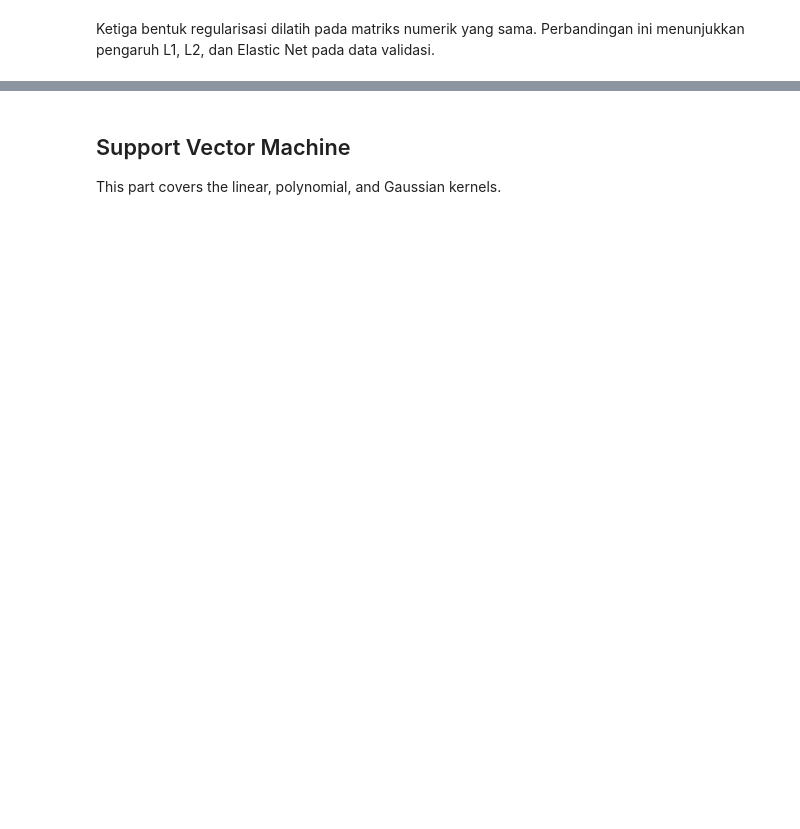
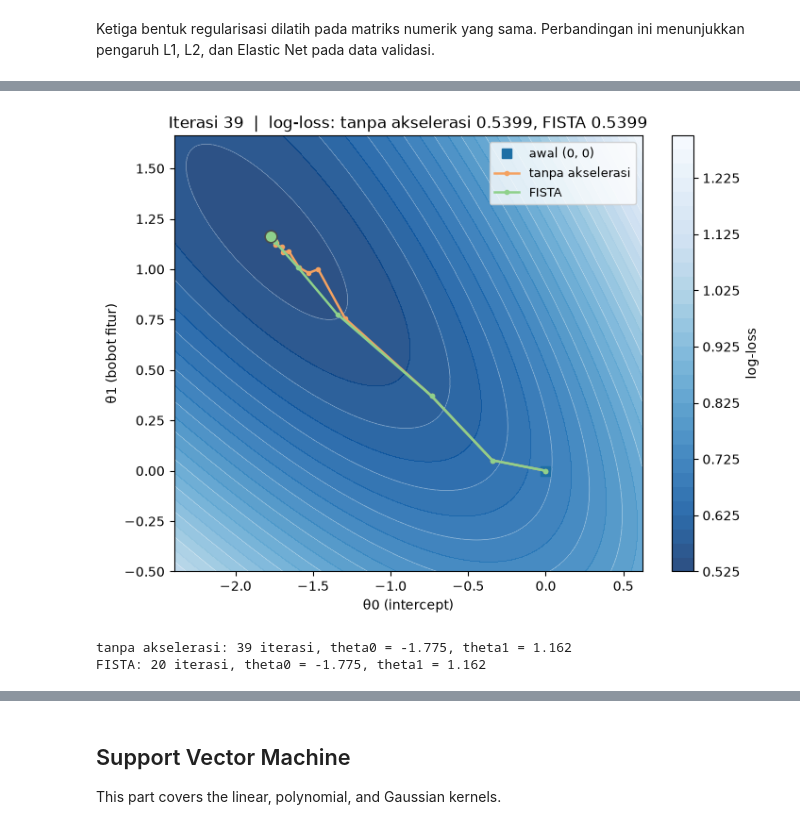
Before and after one commit to Alvacodee/IF3170_G13_brownbear, a Jupyter notebook: src/IF3170_G13_brownbear.ipynb, the cells around one changed output, grey strips where cells are left out. Saved outputs shown, nothing was run; the diff lists cells and outputs as text; code cells hidden in the pictures; blank space fills up the shorter version.

```diff
--- a/src/IF3170_G13_brownbear.ipynb
+++ b/src/IF3170_G13_brownbear.ipynb
@@ -1085,0 +1139,18 @@ Ketiga bentuk regularisasi dilatih pada matriks numerik yang sama. Perbandingan
+# %%
+lead_hundreds = X_train['days_before_arrival'].to_numpy(dtype=float) / 100
+single_feature = lead_hundreds.reshape(-1, 1)
+path_models = {
+    label: LogisticRegression(penalty='l2', reg_strength=1e-3, max_iter=3000, tol=1e-6,
+                              accelerate=accelerate, record_path=True).fit(single_feature, y_train)
+    for label, accelerate in (('tanpa akselerasi', False), ('FISTA', True))
+}
+video_path = CFG.OUTPUT_DIR / 'logreg_loss_path.mp4'
+last_frame = save_loss_path_video(path_models, lead_hundreds, y_train.to_numpy(), video_path)
+plt.show()
+for label, model in path_models.items():
+    print(f'{label}: {len(model.path_) - 1} iterasi, theta0 = {model.intercept_:.3f}, theta1 = {model.coef_[0]:.3f}')
+display(Video(str(video_path), embed=True, html_attributes='controls loop'))
+# %% [output]
+[figure, added]
+tanpa akselerasi: 39 iterasi, theta0 = -1.775, theta1 = 1.162
+FISTA: 20 iterasi, theta0 = -1.775, theta1 = 1.162
```
Also changed, not shown: parts of 27 cells of this notebook, 1 other file.
